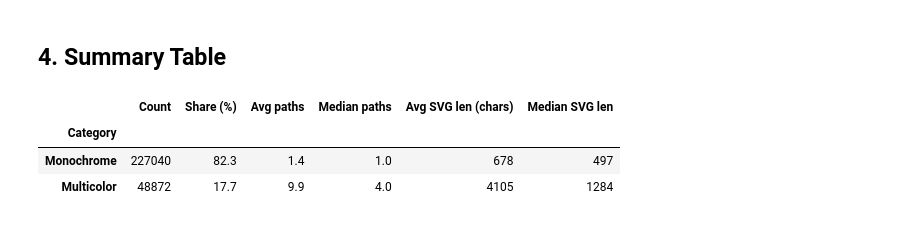
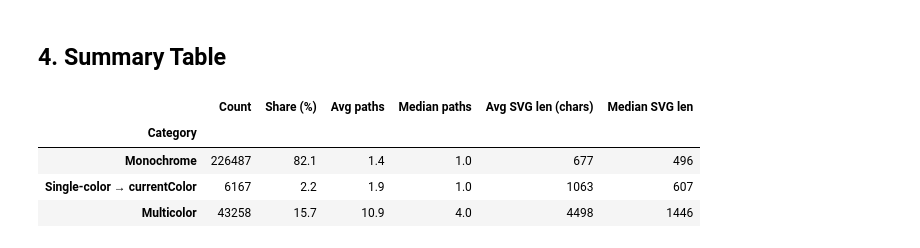
Before and after one commit to yauheniya-adesso/icongenai, a Jupyter notebook: notebooks/01_explore_filtered.ipynb, the cells around one changed output. Cells and saved outputs as stored; diff of their text form; code cells hidden in the pictures.

```diff
--- a/notebooks/01_explore_filtered.ipynb
+++ b/notebooks/01_explore_filtered.ipynb
@@ -50,9 +72,11 @@ Total icons loaded: 275,912
 # %%
-mono  = [r for r in records if not r["is_multicolor"]]
-multi = [r for r in records if r["is_multicolor"]]
+mono   = [r for r in records if r["color_class"] == "monochrome"]
+single = [r for r in records if r["color_class"] == "single_color"]
+multi  = [r for r in records if r["color_class"] == "multicolor"]
 
 total = len(records)
-print(f"Monochrome : {len(mono):>7,}  ({len(mono)/total*100:.1f}%)")
-print(f"Multicolor : {len(multi):>7,}  ({len(multi)/total*100:.1f}%)")
-print(f"Total      : {total:>7,}")
+print(f"Monochrome (currentColor)      : {len(mono):>7,}  ({len(mono)/total*100:.1f}%)")
+print(f"Single-color → currentColor    : {len(single):>7,}  ({len(single)/total*100:.1f}%)")
+print(f"Multicolor (excluded)          : {len(multi):>7,}  ({len(multi)/total*100:.1f}%)")
+print(f"Total                          : {total:>7,}")
 # %% [output]
@@ -167,20 +199,41 @@ plt.show()
 # %%
 import pandas as pd
 
 summary = pd.DataFrame({
-    "Category":            ["Monochrome", "Multicolor"],
-    "Count":               [len(mono), len(multi)],
-    "Share (%)": [f"{len(mono)/total*100:.1f}", f"{len(multi)/total*100:.1f}"],
-    "Avg paths":           [f"{mono_paths.mean():.1f}", f"{multi_paths.mean():.1f}"],
-    "Median paths":        [f"{np.median(mono_paths):.1f}", f"{np.median(multi_paths):.1f}"],
-    "Avg SVG len (chars)": [f"{mono_len.mean():.0f}", f"{multi_len.mean():.0f}"],
-    "Median SVG len":      [f"{np.median(mono_len):.0f}", f"{np.median(multi_len):.0f}"],
+    "Category": ["Monochrome", "Single-color → currentColor", "Multicolor"],
+    "Count": [len(mono), len(single), len(multi)],
+    "Share (%)": [
+        f"{len(mono)/total*100:.1f}",
+        f"{len(single)/total*100:.1f}",
+        f"{len(multi)/total*100:.1f}",
+    ],
+    "Avg paths": [
+        f"{mono_paths.mean():.1f}",
+        f"{single_paths.mean():.1f}",
+        f"{multi_paths.mean():.1f}",
+    ],
+    "Median paths": [
+        f"{np.median(mono_paths):.1f}",
+        f"{np.median(single_paths):.1f}",
+        f"{np.median(multi_paths):.1f}",
+    ],
+    "Avg SVG len (chars)": [
+        f"{mono_len.mean():.0f}",
+        f"{single_len.mean():.0f}",
+        f"{multi_len.mean():.0f}",
+    ],
+    "Median SVG len": [
+        f"{np.median(mono_len):.0f}",
+        f"{np.median(single_len):.0f}",
+        f"{np.median(multi_len):.0f}",
+    ],
 })
 
 summary.set_index("Category", inplace=True)
 summary
 # %% [output]
 |  | Count | Share (%) | Avg paths | Median paths | Avg SVG len (chars) | Median SVG len |
 | Category |  |  |  |  |  |  |
-| Monochrome | 227040 | 82.3 | 1.4 | 1.0 | 678 | 497 |
-| Multicolor | 48872 | 17.7 | 9.9 | 4.0 | 4105 | 1284 |
+| Monochrome | 226487 | 82.1 | 1.4 | 1.0 | 677 | 496 |
+| Single-color → currentColor | 6167 | 2.2 | 1.9 | 1.0 | 1063 | 607 |
+| Multicolor | 43258 | 15.7 | 10.9 | 4.0 | 4498 | 1446 |
```
Also changed, not shown: parts of 15 cells of this notebook, 5 other files.
